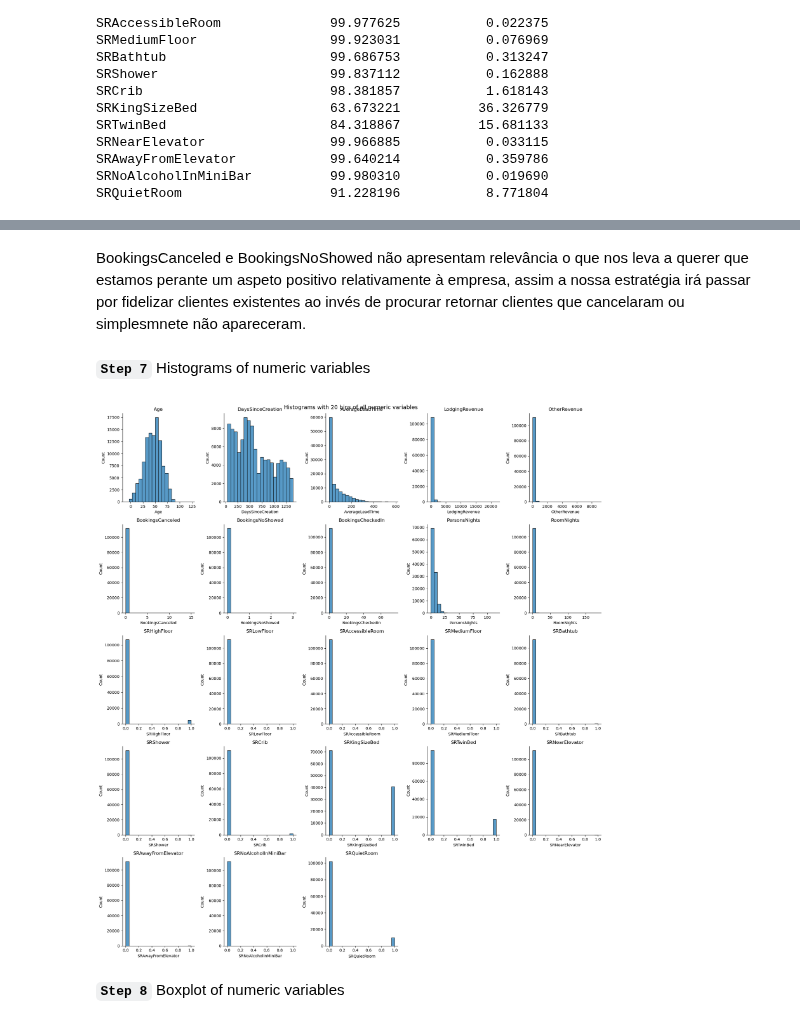
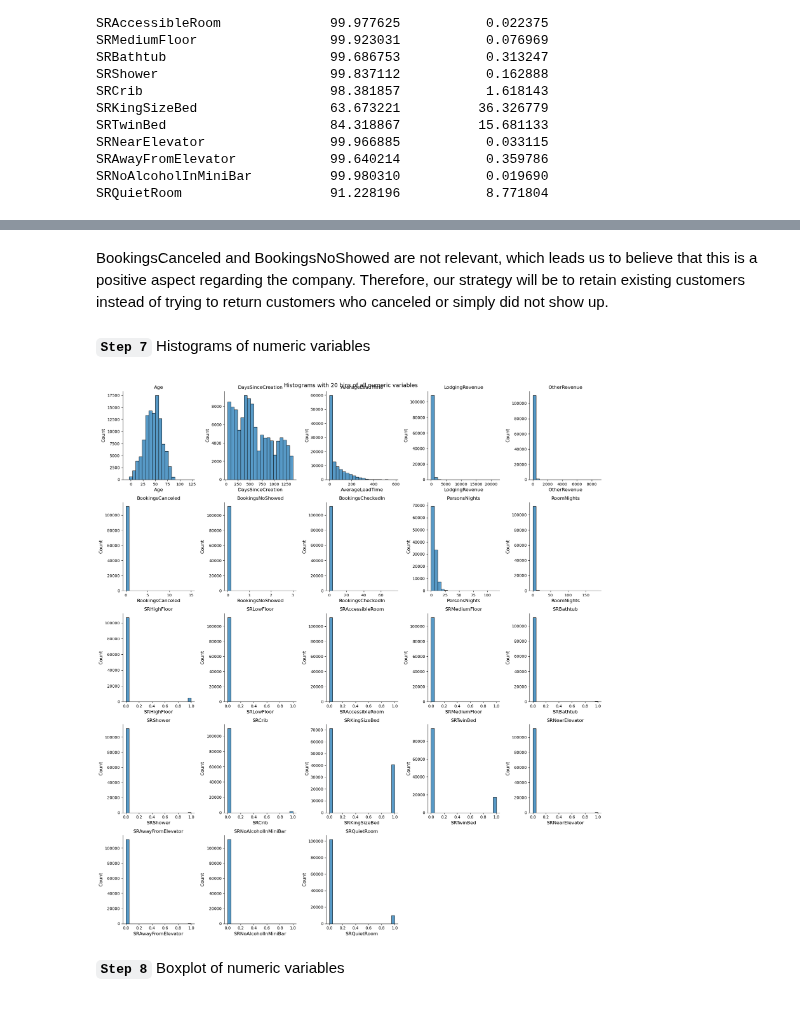
Before and after one commit to gugaaa1904/BC, a Jupyter notebook: Case 1.ipynb, the cells around one changed output, grey strips where cells are left out. Cells and saved outputs as stored; diff of their text form; code cells hidden in the pictures.

```diff
--- a/Case 1.ipynb
+++ b/Case 1.ipynb
@@ -206,51 +195,35 @@ Todas as outras variáveis apresentam valores muito baixos no 1
 # %% [markdown]
-BookingsCanceled e BookingsNoShowed não apresentam relevância o que nos leva a querer que estamos perante um aspeto positivo relativamente à empresa, assim a nossa estratégia irá passar por fidelizar clientes existentes ao invés de procurar retornar clientes que cancelaram ou simplesmnete não apareceram.
+BookingsCanceled and BookingsNoShowed are not relevant, which leads us to believe that this is a positive aspect regarding the company. Therefore, our strategy will be to retain existing customers instead of trying to return customers who canceled or simply did not show up.
 # %% [markdown]
 __`Step 7`__ Histograms of numeric variables
 # %%
-# Define font sizes
 subPlots_label_fontSize = 12
 plots_Title_fontSize = 14
-
-# Identify all numeric variables in the dataset
-numerical = data.select_dtypes(include=[np.number]).columns.tolist()
-
-# Calculate the number of rows and columns needed for the subplot grid
-num_vars = len(numerical)
-num_cols = 5  # Number of columns in the grid
+numerical_data = data.select_dtypes(include=[np.number]).columns.tolist()
+num_vars = len(numerical_data)
+num_cols = 5
 num_rows = (num_vars // num_cols) + (1 if num_vars % num_cols != 0 else 0)
-
-# Create the subplot grid
 fig, ax = plt.subplots(num_rows, num_cols, figsize=(18, 4 * num_rows))
-
-# Flatten the ax array for easy iteration
 ax = ax.flatten()
 
-# Draw histograms for each numeric variable
-for i, var in enumerate(numerical):
+for i, var in enumerate(numerical_data):
     sns.histplot(data=data,
                  bins=20,
                  x=var,
                  ax=ax[i],
                  kde=False)
     ax[i].set_title(var, fontsize=subPlots_label_fontSize)
 
-# Hide any empty subplots
 for j in range(i + 1, len(ax)):
     ax[j].axis('off')
 
-# Decoration
 sns.despine()
 plt.rc('axes', labelsize=subPlots_label_fontSize)
 fig.suptitle("Histograms with 20 bins of all numeric variables", fontsize=plots_Title_fontSize)
-
-# Adjust layout to prevent overlap
 plt.tight_layout()
-
-# Show the plot
 plt.show()
 # %% [output]
-[figure, old version]
+[figure, new version]
 # %% [markdown]
 __`Step 8`__ Boxplot of numeric variables
 # %%
```
Also changed, not shown: parts of 52 cells of this notebook.
